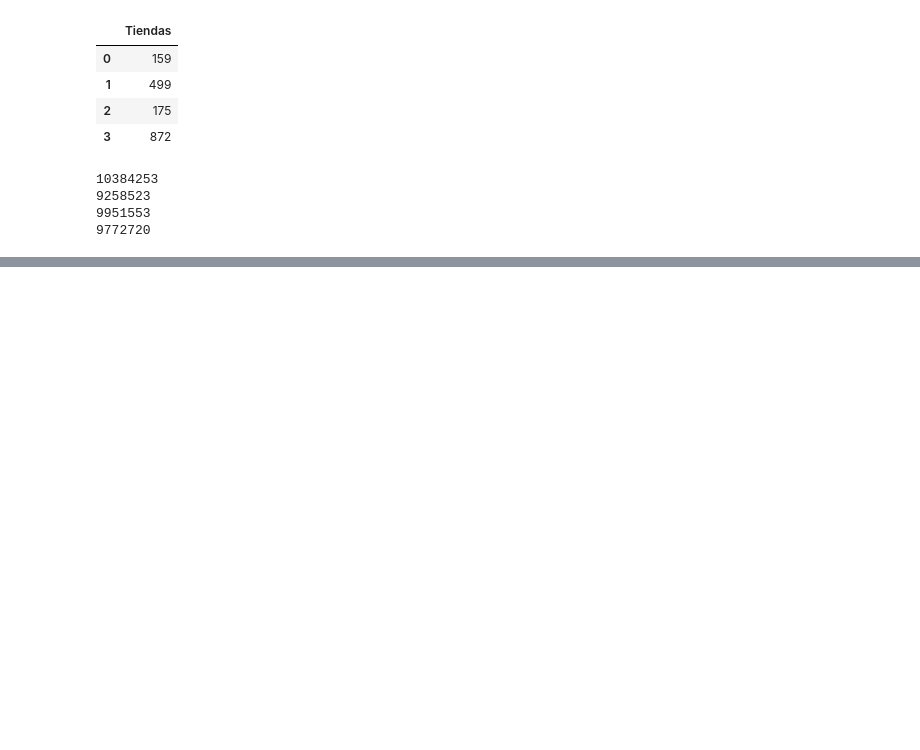
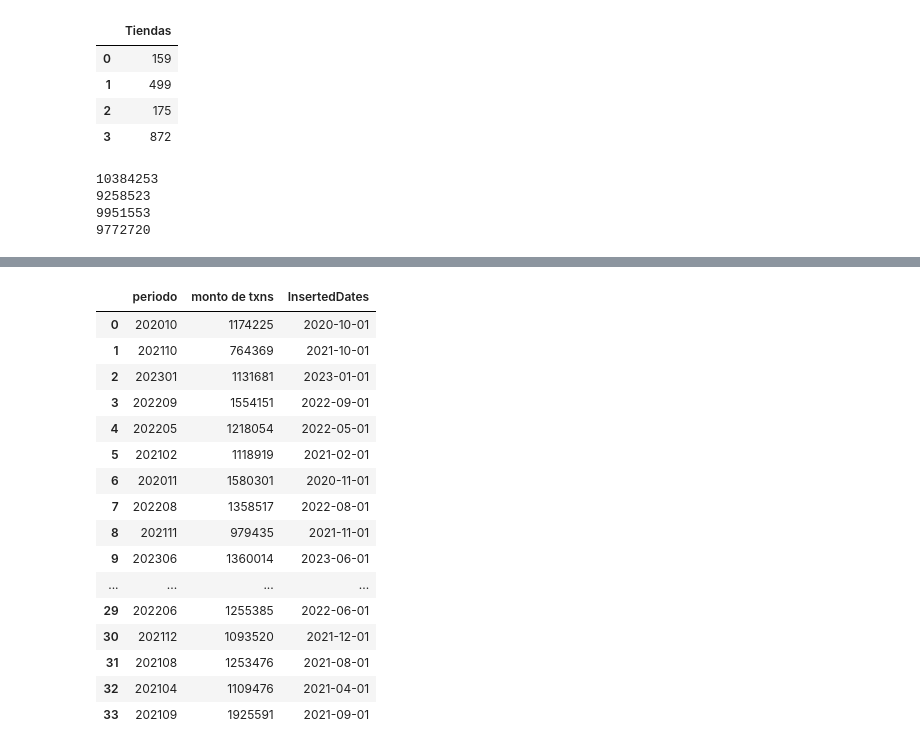
Before and after one commit to okadath/data_mining, a Jupyter notebook: Untitled.ipynb, the cells around one changed output, grey strips where cells are left out. Saved outputs shown, nothing was run; the diff lists cells and outputs as text; code cells hidden in the pictures; blank space fills up the shorter version.

```diff
--- a/Untitled.ipynb
+++ b/Untitled.ipynb
@@ -205,0 +365,6 @@ for i in df_tiendas["Tiendas"]:
+# %%
+montos=[]
+for i in unique_list:
+    montos.append(df.loc[(df_periodo['periodo']==i)]["Monto en pesos"].sum())
+montos
+    #df_tiendas["monto"]=val
@@ -205,0 +455,21 @@ for i in df_tiendas["Tiendas"]:
+# %%
+periodos_sum["InsertedDates"] = pd.to_datetime(fechas_full, format="%Y/%m")
+periodos_sum
+# %% [output]
+|  | periodo | monto de txns | InsertedDates |
+| 0 | 202010 | 1174225 | 2020-10-01 |
+| 1 | 202110 | 764369 | 2021-10-01 |
+| 2 | 202301 | 1131681 | 2023-01-01 |
+| 3 | 202209 | 1554151 | 2022-09-01 |
+| 4 | 202205 | 1218054 | 2022-05-01 |
+| 5 | 202102 | 1118919 | 2021-02-01 |
+| 6 | 202011 | 1580301 | 2020-11-01 |
+| 7 | 202208 | 1358517 | 2022-08-01 |
+| 8 | 202111 | 979435 | 2021-11-01 |
+| 9 | 202306 | 1360014 | 2023-06-01 |
+| ... | ... | ... | ... |
+| 29 | 202206 | 1255385 | 2022-06-01 |
+| 30 | 202112 | 1093520 | 2021-12-01 |
+| 31 | 202108 | 1253476 | 2021-08-01 |
+| 32 | 202104 | 1109476 | 2021-04-01 |
+| 33 | 202109 | 1925591 | 2021-09-01 |
```
Also changed, not shown: parts of 18 cells of this notebook.
